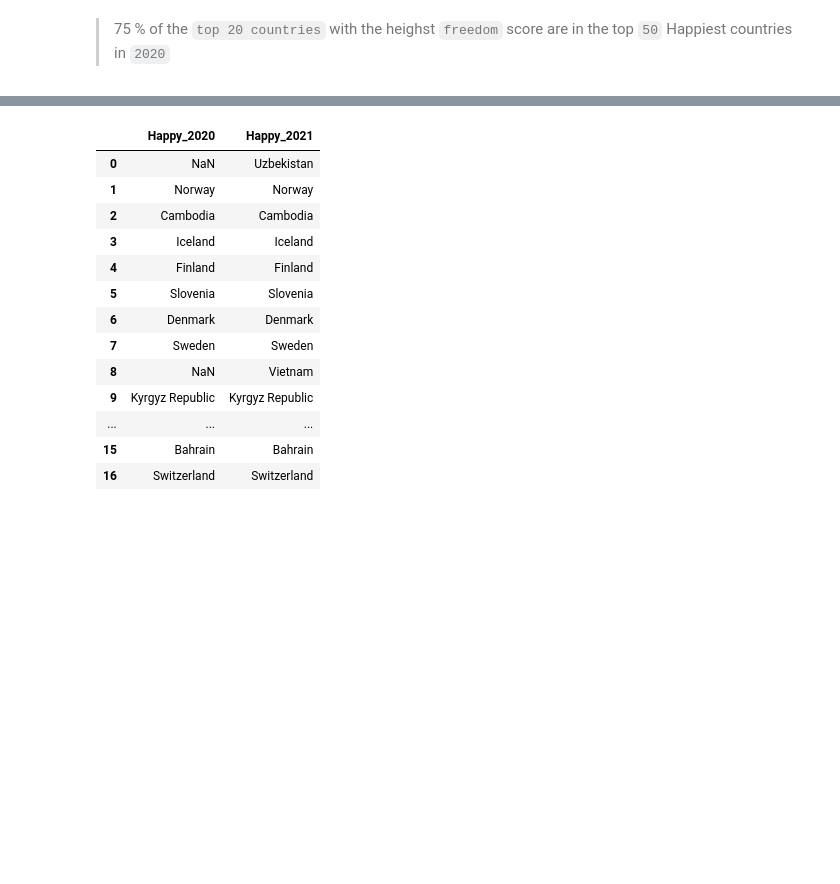
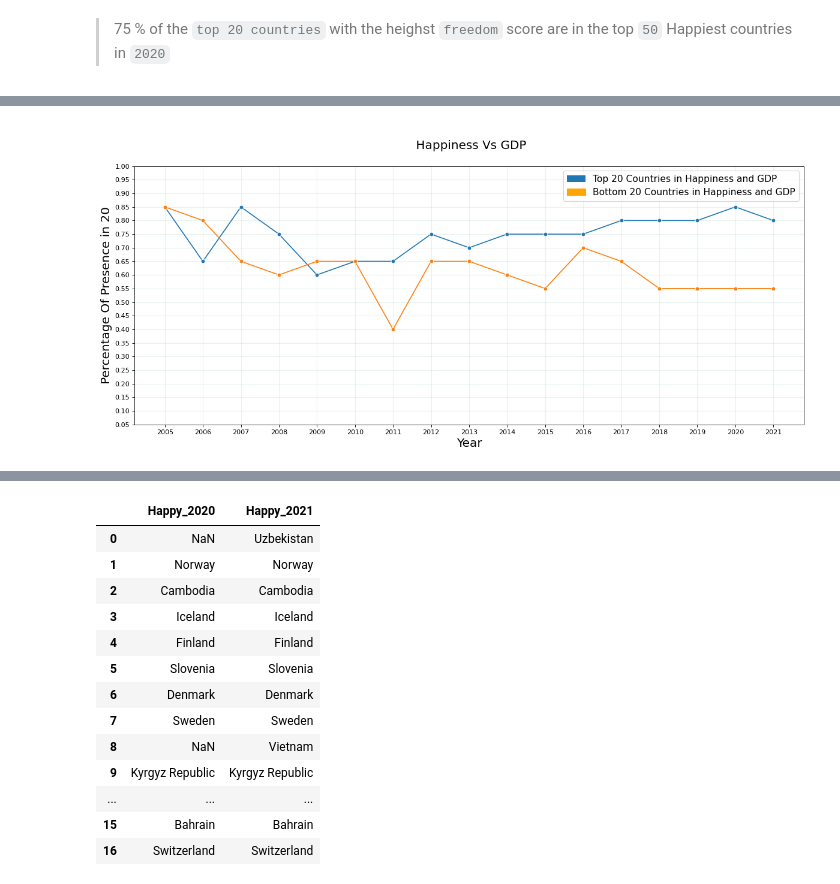
Before and after one commit to UsefGamal/Global-Well-Being-Analytics, a Jupyter notebook: EDA.ipynb, the cells around one changed output, grey strips where cells are left out. Drawn from its saved outputs; the diff is of its cells as text; code cells hidden in the pictures; blank space fills up the shorter version.

```diff
--- a/EDA.ipynb
+++ b/EDA.ipynb
@@ -76,0 +220,4 @@ plt.show()
+# %%
+plot_Top_bottom(GDP_Asce,GDP_Desc,'GDP')
+# %% [output]
+[figure, added]
```
Also changed, not shown: parts of 34 cells of this notebook, 2 other files.
